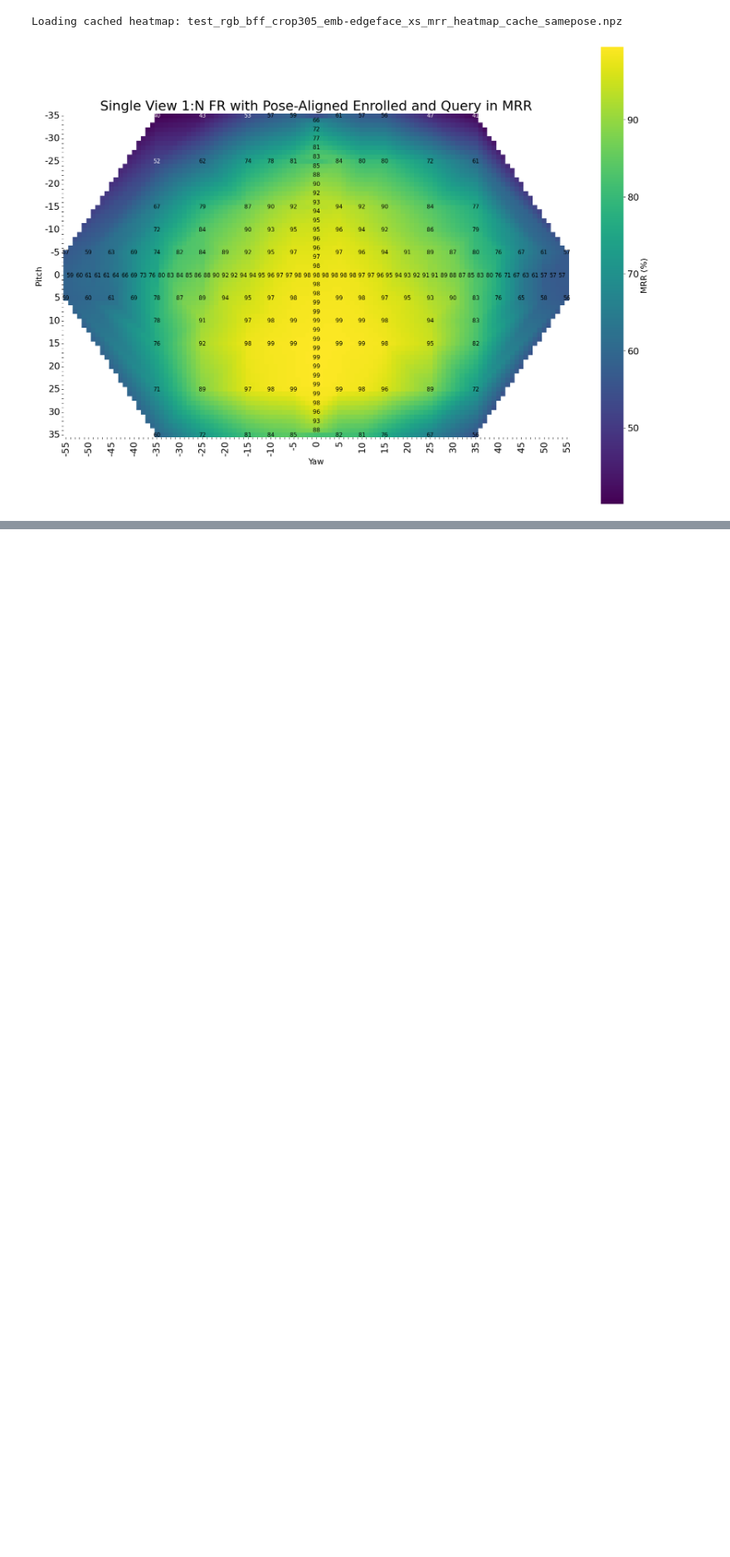
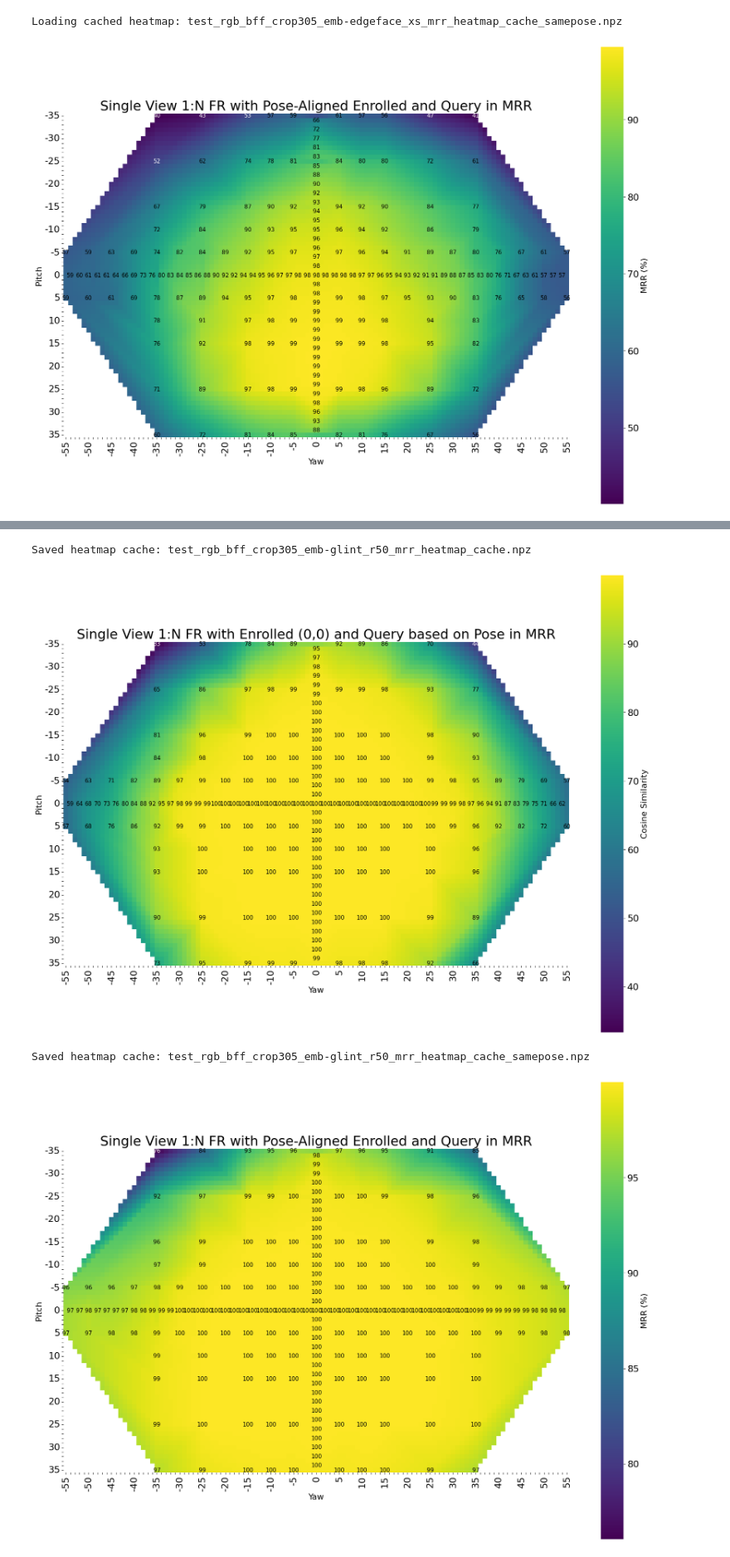
Before and after one commit to EduardBartolovic/HM_IDENT_3DFR, a Jupyter notebook: src/notebooks/pose_analysis/PoseFaceRecognitionAnalysis.ipynb, the cells around one changed output, grey strips where cells are left out. Shown at 83% size. Saved outputs shown, nothing was run; the diff lists cells and outputs as text; code cells hidden in the pictures; blank space fills up the shorter version.

```diff
--- a/src/notebooks/pose_analysis/PoseFaceRecognitionAnalysis.ipynb
+++ b/src/notebooks/pose_analysis/PoseFaceRecognitionAnalysis.ipynb
@@ -143,7 +143,12 @@ def compute_mrr_heatmap(dataset_query, dataset_enrolled, visualize=True, prefix=
     # ------------------------------------------------------------
     valid = counts.ravel() > 0
     points = grid_points[valid]                 # (N,2)
-    values = (mrr_sum.ravel() / counts.ravel())[valid] * 100
+    values = np.divide(
+        mrr_sum.ravel(),
+        counts.ravel(),
+        out=np.zeros_like(mrr_sum.ravel(), dtype=float),
+        where=counts.ravel() > 0
+    )[valid] * 100
     interp_mrr = LinearNDInterpolator(points, values, fill_value=np.nan)
     heatmap_mrr = interp_mrr(grid_points).reshape(H, W)
 
@@ -181,7 +186,7 @@ def compute_mrr_heatmap(dataset_query, dataset_enrolled, visualize=True, prefix=
             vmax=vmax,
             cmap=cmap_main,
             square=True,
-            cbar_kws={"shrink": 0.8, "label": "Cosine Similarity"}
+            cbar_kws={"shrink": 0.8, "label": "MRR"}
         )
 
         threshold = vmin + 0.25 * (vmax - vmin)
@@ -201,7 +206,7 @@ def compute_mrr_heatmap(dataset_query, dataset_enrolled, visualize=True, prefix=
                 va="center",
                 fontsize=11,
                 color=text_color
-        )
+            )
 
         ax1.set_title("Single View 1:N FR with Enrolled (0,0) and Query based on Pose in MRR")
         ax1.set_xlabel("Yaw")
@@ -341,8 +346,12 @@ def compute_mrr_heatmap_aligned(dataset_query, dataset_enrolled, visualize=True,
     # ------------------------------------------------------------
     valid = counts.ravel() > 0
     points = grid_points[valid]
-
-    values = (mrr_sum.ravel() / counts.ravel())[valid] * 100
+    values = np.divide(
+        mrr_sum.ravel(),
+        counts.ravel(),
+        out=np.zeros_like(mrr_sum.ravel(), dtype=float),
+        where=counts.ravel() > 0
+    )[valid] * 100
 
     interp_mrr = LinearNDInterpolator(points, values, fill_value=np.nan)
 
@@ -451,3 +468,14 @@ heatmap_mrr, pitches, yaws = compute_mrr_heatmap_aligned(dataset_query, dataset_
+# %%
+name="test_rgb_bff_crop305_emb-glint_r50"
+dataset_enrolled = EmbeddingDataset(r"F:/Face/data/dataset16_emb/"+name+r"/enrolled/", disable_tqdm=False)
+dataset_query = EmbeddingDataset(r"F:/Face/data/dataset16_emb/"+name+r"/query/", disable_tqdm=False)
+heatmap_mrr, pitches, yaws = compute_mrr_heatmap(dataset_query, dataset_enrolled, visualize=True, prefix=name)
+heatmap_mrr, pitches, yaws = compute_mrr_heatmap_aligned(dataset_query, dataset_enrolled, visualize=True, prefix=name)
+# %% [output]
+Saved heatmap cache: test_rgb_bff_crop305_emb-glint_r50_mrr_heatmap_cache.npz
+[figure, added]
+Saved heatmap cache: test_rgb_bff_crop305_emb-glint_r50_mrr_heatmap_cache_samepose.npz
+[figure, added]
 # %%
 name="test_rgb_bff_crop305_emb-glint_r100"
 dataset_enrolled = EmbeddingDataset(r"F:/Face/data/dataset16_emb/"+name+r"/enrolled/", disable_tqdm=False)
```
Also changed, not shown: parts of 7 cells of this notebook.
